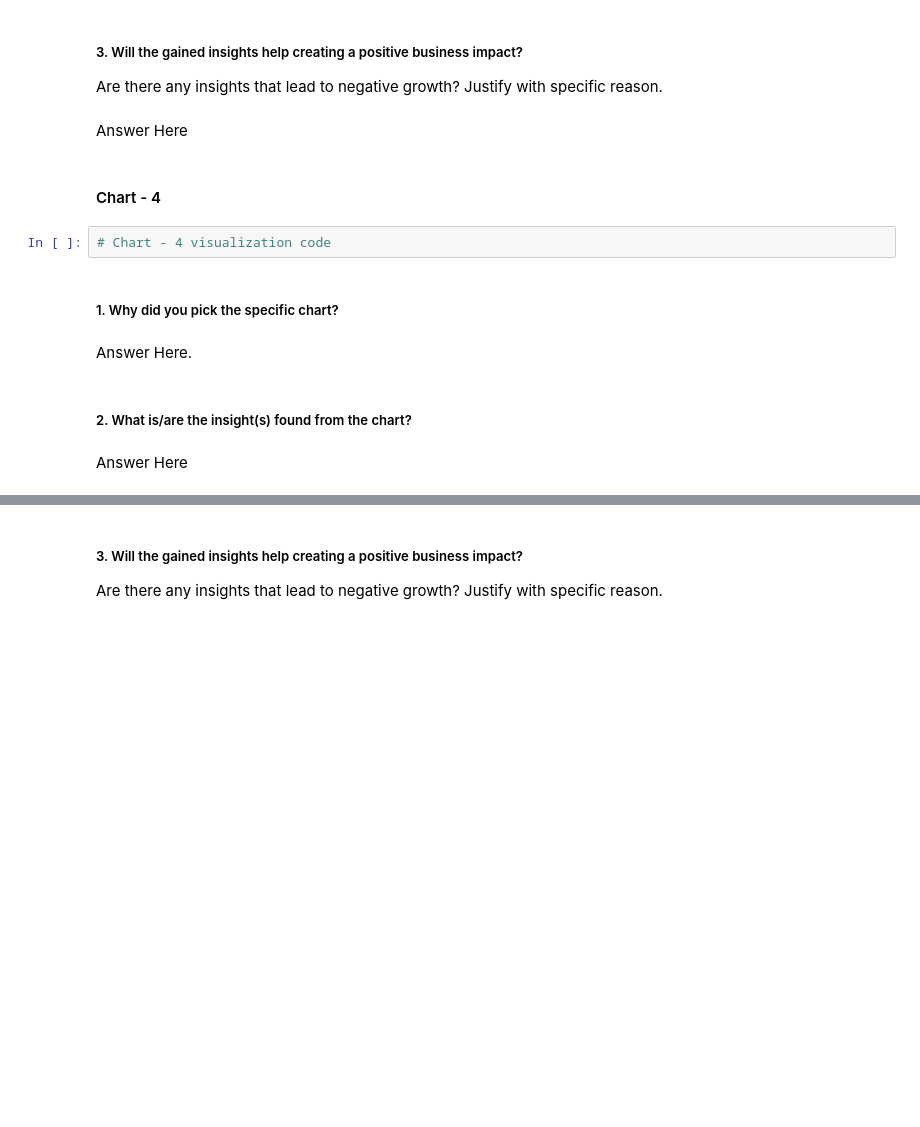
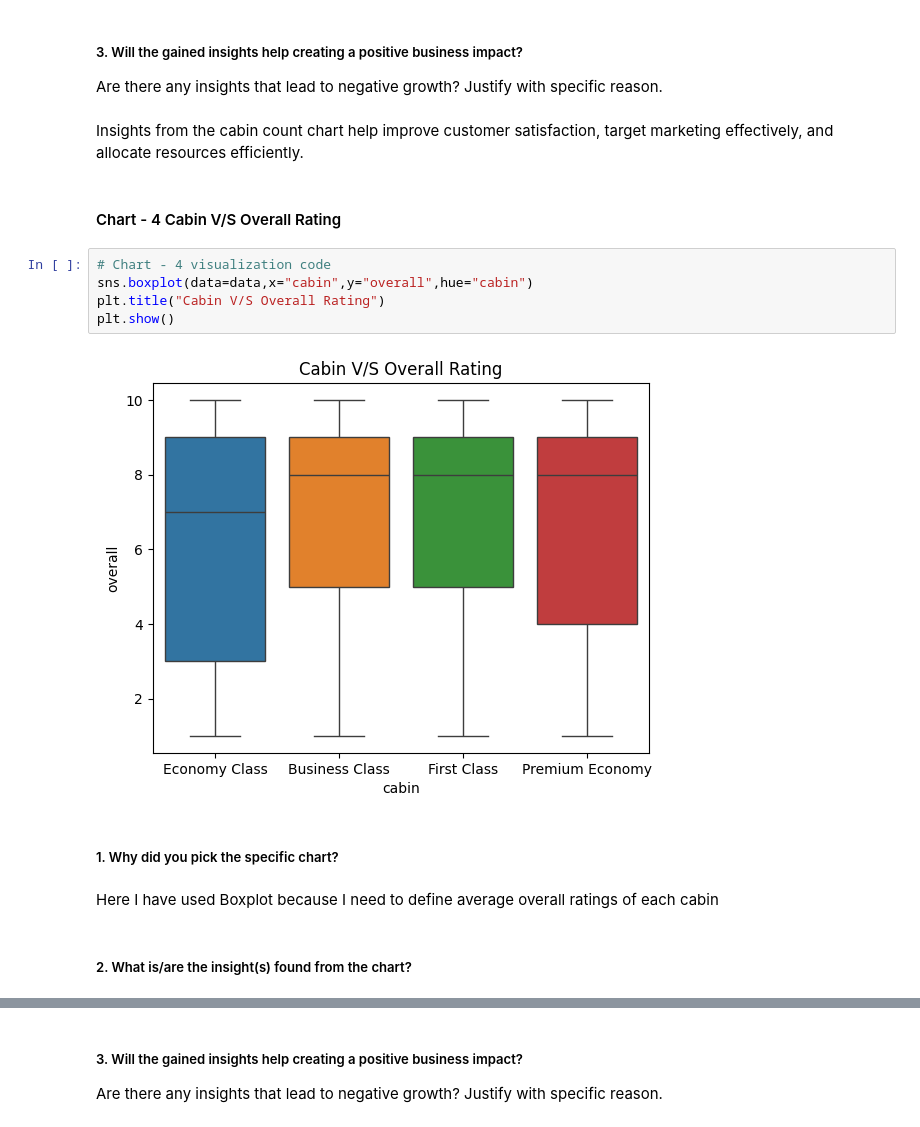
Before and after one commit to hitesh-lalwanii/Airline-Passenger-Referral-Prediction-, a Jupyter notebook: Copy_of_Sample_ML_Submission_Template.ipynb, the cells around one changed output, grey strips where cells are left out. Cells and saved outputs as stored; diff of their text form; blank space fills up the shorter version.

```diff
--- a/Copy_of_Sample_ML_Submission_Template.ipynb
+++ b/Copy_of_Sample_ML_Submission_Template.ipynb
@@ -223,17 +362,20 @@ Answer Here
 # %% [markdown]
 ##### 3. Will the gained insights help creating a positive business impact?
 Are there any insights that lead to negative growth? Justify with specific reason.
-# %% [markdown]
-Answer Here
+# %% [markdown]
+Insights from the cabin count chart help improve customer satisfaction, target marketing effectively, and allocate resources efficiently.
 # %% [markdown]
-#### Chart - 4
+#### Chart - 4 Cabin V/S Overall Rating
-# %%
-# Chart - 4 visualization code
+# %%
+# Chart - 4 visualization code
+sns.boxplot(data=data,x="cabin",y="overall",hue="cabin")
+plt.title("Cabin V/S Overall Rating")
+plt.show()
+# %% [output]
+[figure, added]
 # %% [markdown]
 ##### 1. Why did you pick the specific chart?
-# %% [markdown]
-Answer Here.
+# %% [markdown]
+Here I have used Boxplot because I need to define average overall ratings of each cabin
 # %% [markdown]
 ##### 2. What is/are the insight(s) found from the chart?
-# %% [markdown]
-Answer Here
```
Also changed, not shown: parts of 130 cells of this notebook.
